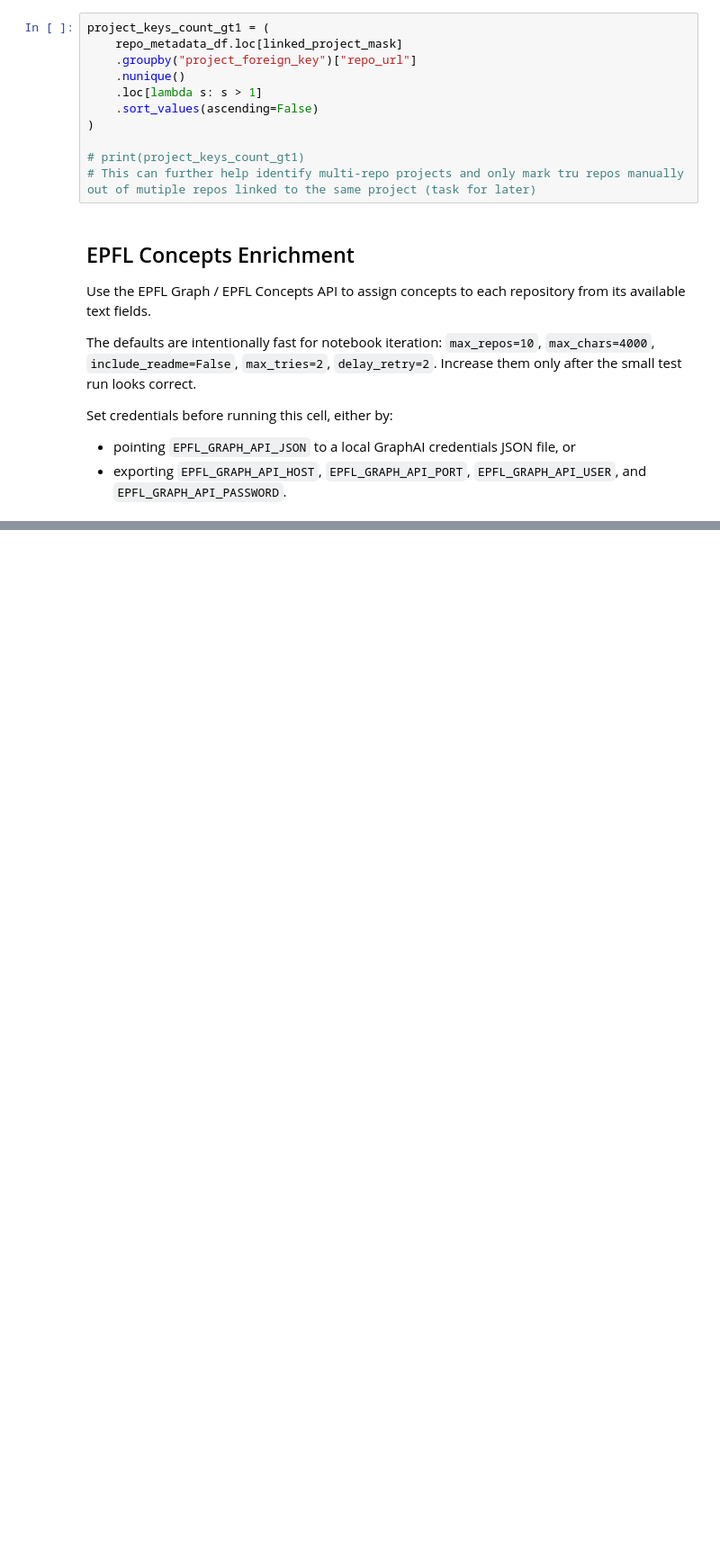
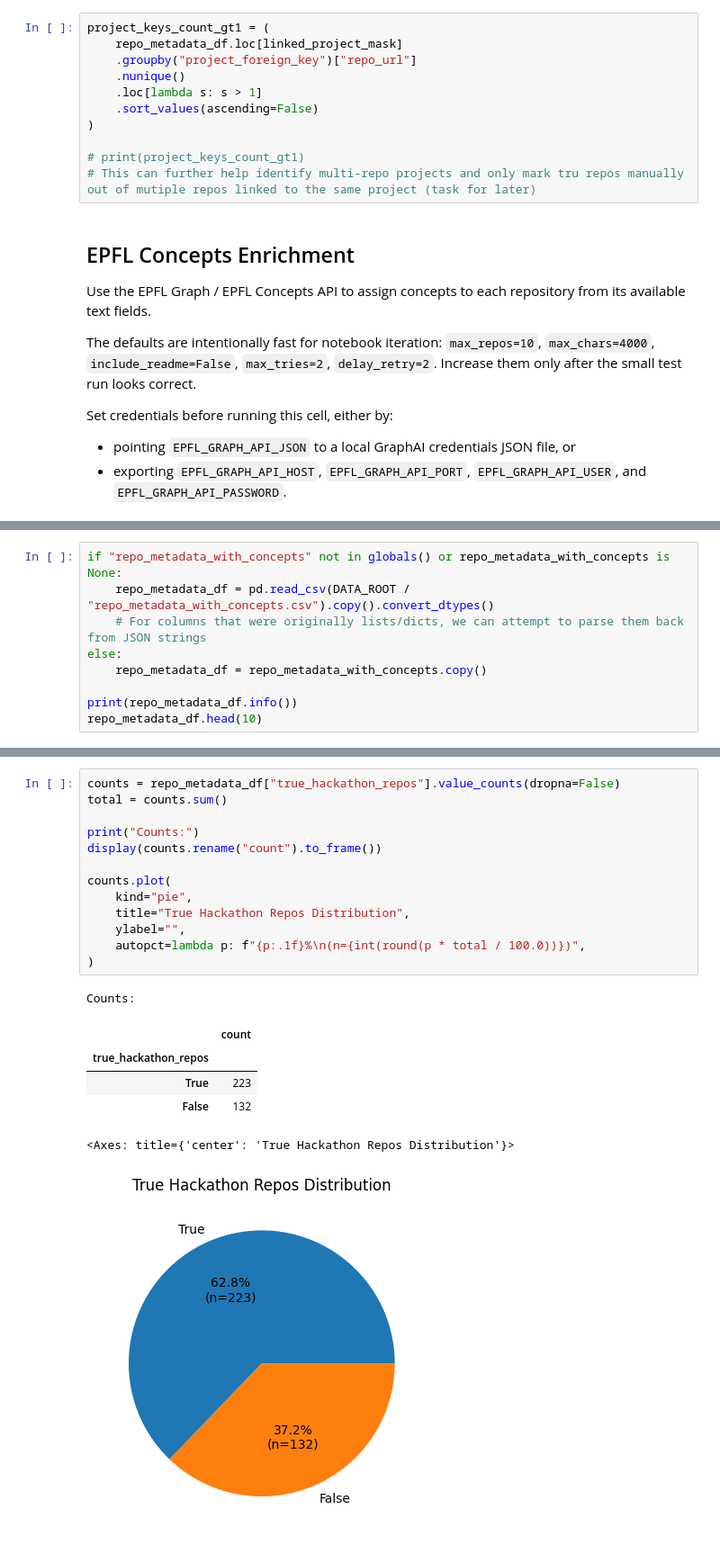
Before and after one commit to sdsc-ordes/open-pulse-hackalysis, a Jupyter notebook: src/hackathon_analysis/data_analysis/repo_analysis.ipynb, the cells around one changed output, grey strips where cells are left out. Shown at 90% size. Cells and saved outputs as stored; diff of their text form; blank space fills up the shorter version.

```diff
--- a/src/hackathon_analysis/data_analysis/repo_analysis.ipynb
+++ b/src/hackathon_analysis/data_analysis/repo_analysis.ipynb
@@ -583,0 +1047,9 @@ Set credentials before running this cell, either by:
+# %%
+if "repo_metadata_with_concepts" not in globals() or repo_metadata_with_concepts is None:
+    repo_metadata_df = pd.read_csv(DATA_ROOT / "repo_metadata_with_concepts.csv").copy().convert_dtypes()
+    # For columns that were originally lists/dicts, we can attempt to parse them back from JSON strings
+else:
+    repo_metadata_df = repo_metadata_with_concepts.copy()
+
+print(repo_metadata_df.info())
+repo_metadata_df.head(10)
@@ -583,0 +1086,21 @@ Set credentials before running this cell, either by:
+# %%
+counts = repo_metadata_df["true_hackathon_repos"].value_counts(dropna=False)
+total = counts.sum()
+
+print("Counts:")
+display(counts.rename("count").to_frame())
+
+counts.plot(
+    kind="pie",
+    title="True Hackathon Repos Distribution",
+    ylabel="",
+    autopct=lambda p: f"{p:.1f}%\n(n={int(round(p * total / 100.0))})",
+)
+# %% [output]
+Counts:
+|  | count |
+| true_hackathon_repos |  |
+| True | 223 |
+| False | 132 |
+<Axes: title={'center': 'True Hackathon Repos Distribution'}>
+[figure, added]
```
Also changed, not shown: parts of 30 cells of this notebook.
